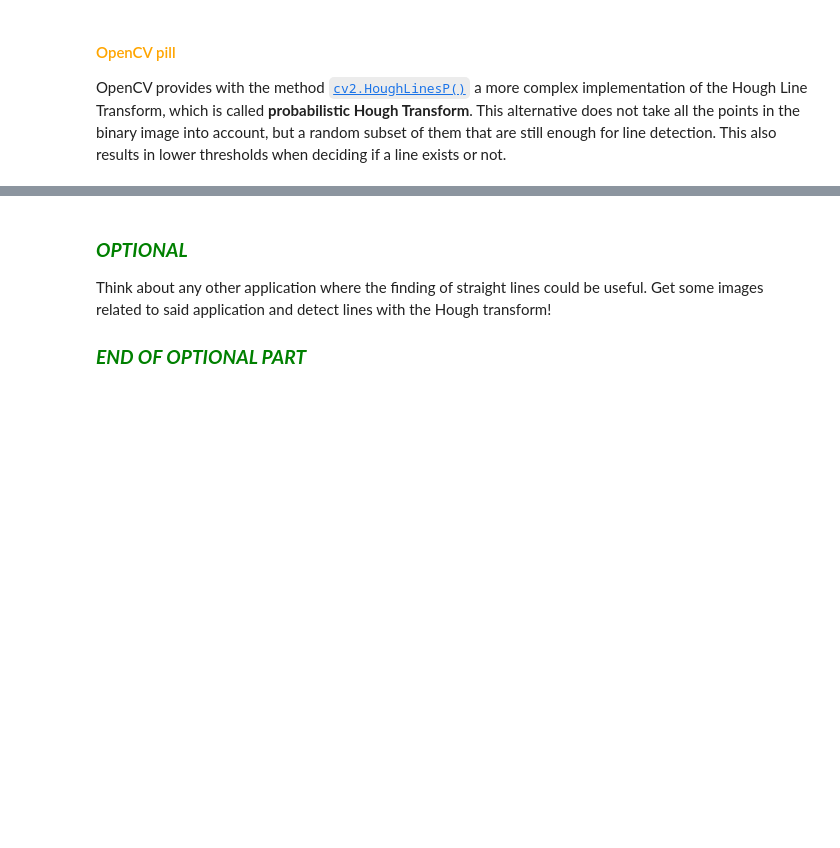
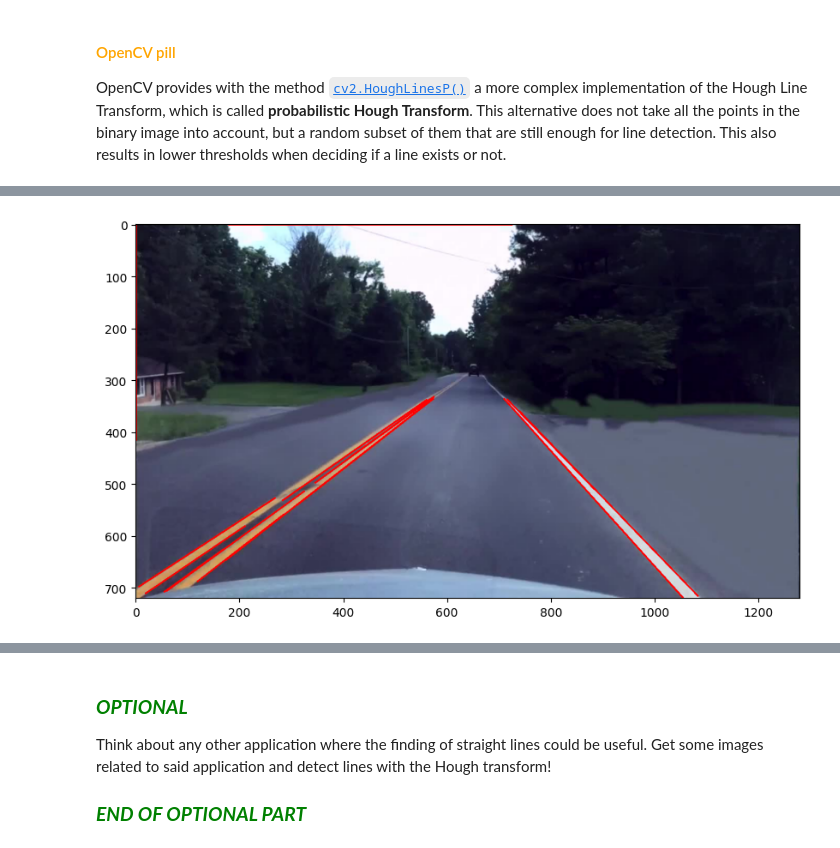
Before and after one commit to projectGeorge/uma_cv_2025, a Jupyter notebook: Chapter 05. Image segmentation/5.1 Contour-based techniques.ipynb, the cells around one changed output, grey strips where cells are left out. Drawn from its saved outputs; the diff is of its cells as text; code cells hidden in the pictures; blank space fills up the shorter version.

```diff
--- a/Chapter 05. Image segmentation/5.1 Contour-based techniques.ipynb
+++ b/Chapter 05. Image segmentation/5.1 Contour-based techniques.ipynb
@@ -294,33 +296,35 @@ Try different parameter values until you get something like this:
 # %%
 # Assigment 2
 # Read the image
 image = cv2.imread(images_path + "car.png",-1)
 
 # Convert to RGB and get gray image
-image = cv2.cvtColor(image, None)
-gray = cv2.cvtColor(image, None)
+image = cv2.cvtColor(image, cv2.COLOR_BGR2RGB)
+gray = cv2.cvtColor(image, cv2.COLOR_RGB2GRAY)
 
 # Blur the gray image
-gray = gaussian_smoothing(None,1,2)
+gray = gaussian_smoothing(gray,1,2)
 
 # Apply Canny algorithm
-edges = cv2.Canny(None,100,200,apertureSize = 3)
+edges = cv2.Canny(gray,100,200,apertureSize = 3)
 
 # Search for lines using probabilistic Hough transform
-rho = None
-theta = None
-threshold = None
+rho = 1
+theta = np.pi/180
+threshold = 155
 lines = cv2.HoughLinesP(edges, rho, theta, threshold,
-                        minLineLength=None,maxLineGap=None)
+                        minLineLength=110,maxLineGap=19)
 # For each line
 for line in lines:
 
     # Draw the line in the RGB image
-    x1,y1,x2,y2 = None
+    x1,y1,x2,y2 = line[0]
     cv2.line(image,(x1,y1),(x2,y2),(255,0,0),2)
 
 # Show resultant image
 plt.imshow(image);
+# %% [output]
+[figure, added]
 # %% [markdown]
 ### <font color="blue"><b><i>Thinking about it (1)</i></b></font>
 
```
Also changed, not shown: parts of 2 cells of this notebook.
